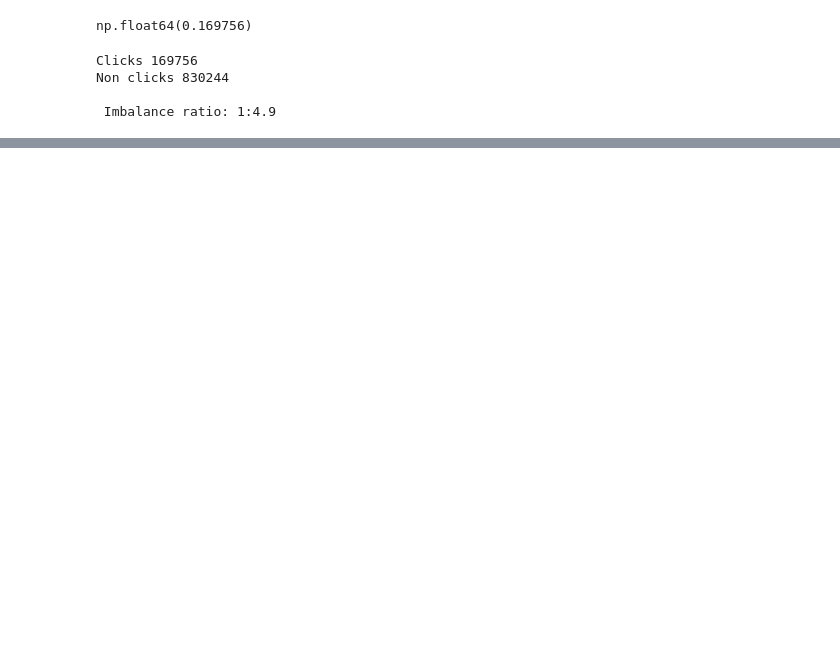
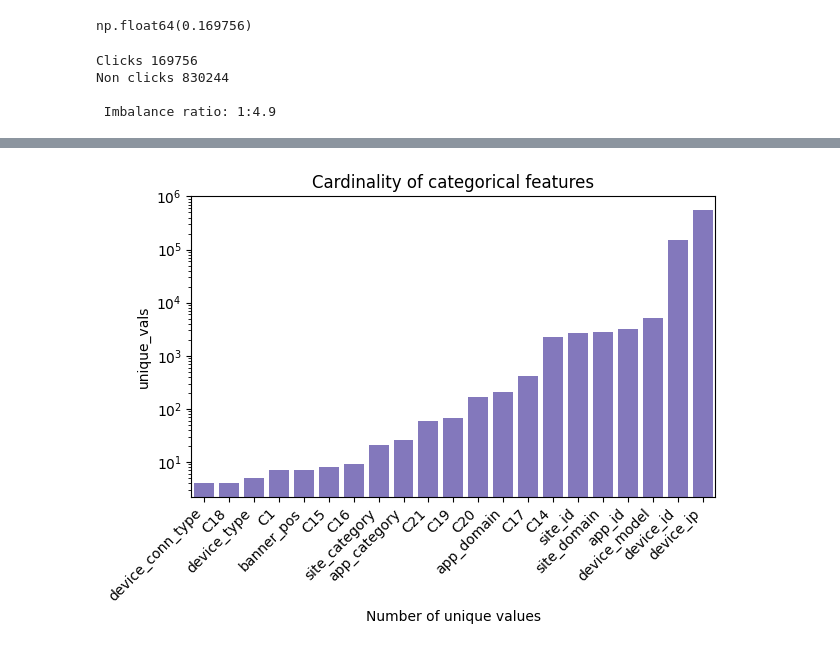
Before and after one commit to srinijamadireddy19/Click-Through-Rate-Prediction, a Jupyter notebook: ctr-prediction.ipynb, the cells around one changed output, grey strips where cells are left out. Cells and saved outputs as stored; diff of their text form; code cells hidden in the pictures; blank space fills up the shorter version.

```diff
--- a/ctr-prediction.ipynb
+++ b/ctr-prediction.ipynb
@@ -142,0 +196,10 @@ Non clicks 830244
+# %%
+cat_cols = [c for c in df.columns if c not in
+            ["id","click","hour","hour_str","date","date_only","hour_of_day","day_of_week"]]
+# %%
+cardinality = pd.DataFrame({
+    "columns":cat_cols,
+    "unique_vals": [df[c].nunique() for c in cat_cols]
+}).sort_values(by='unique_vals')
+
+cardinality
@@ -142,0 +224,10 @@ Non clicks 830244
+# %%
+sns.barplot(data = cardinality,x="columns",y='unique_vals',color="#7B6CC8")
+plt.yscale('log')
+plt.xticks(rotation=45,ha='right')
+plt.xlabel("Number of unique values")
+plt.title("Cardinality of categorical features")
+plt.tight_layout()
+plt.show()
+# %% [output]
+[figure, added]
```
Also changed, not shown: parts of 14 cells of this notebook.
